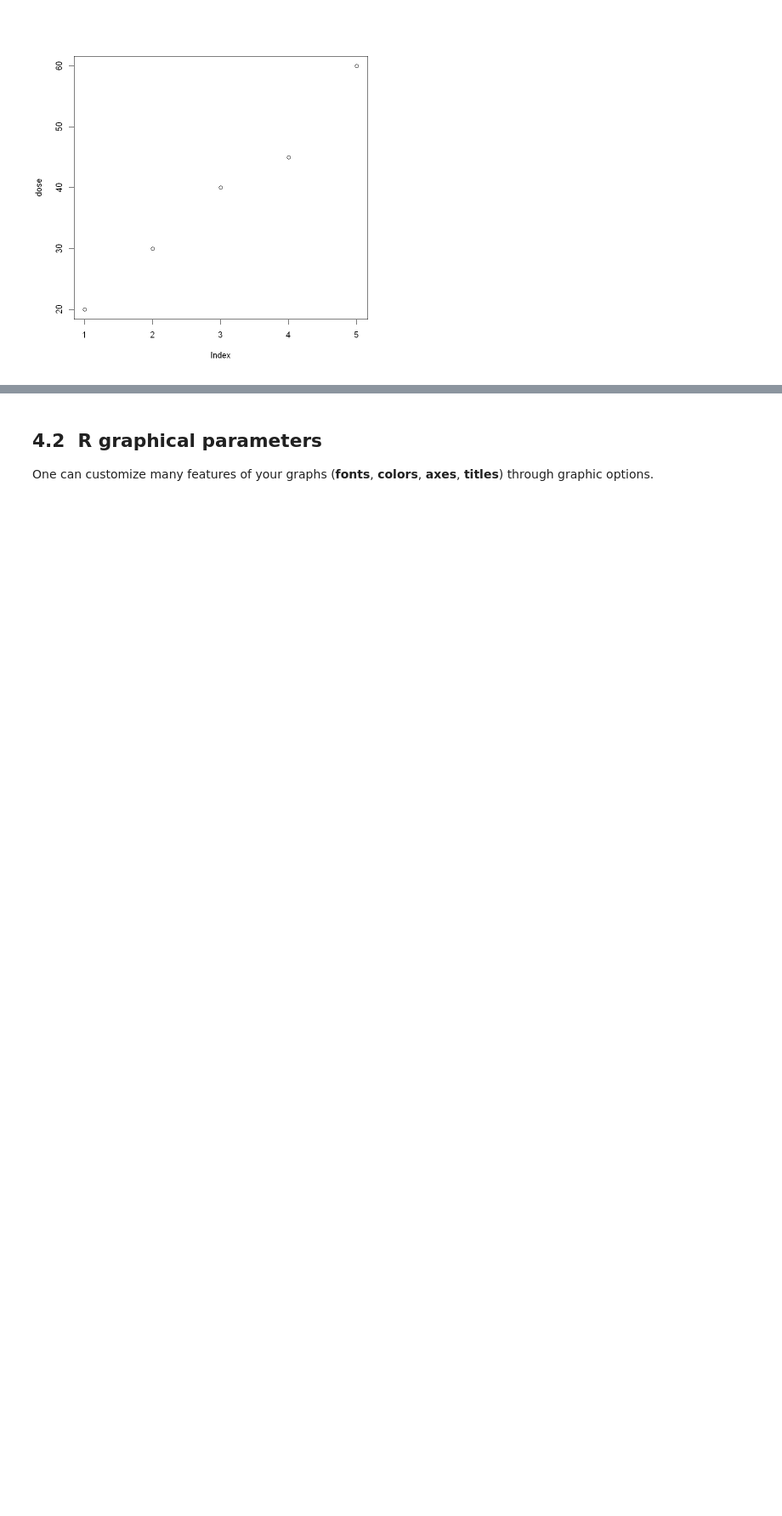
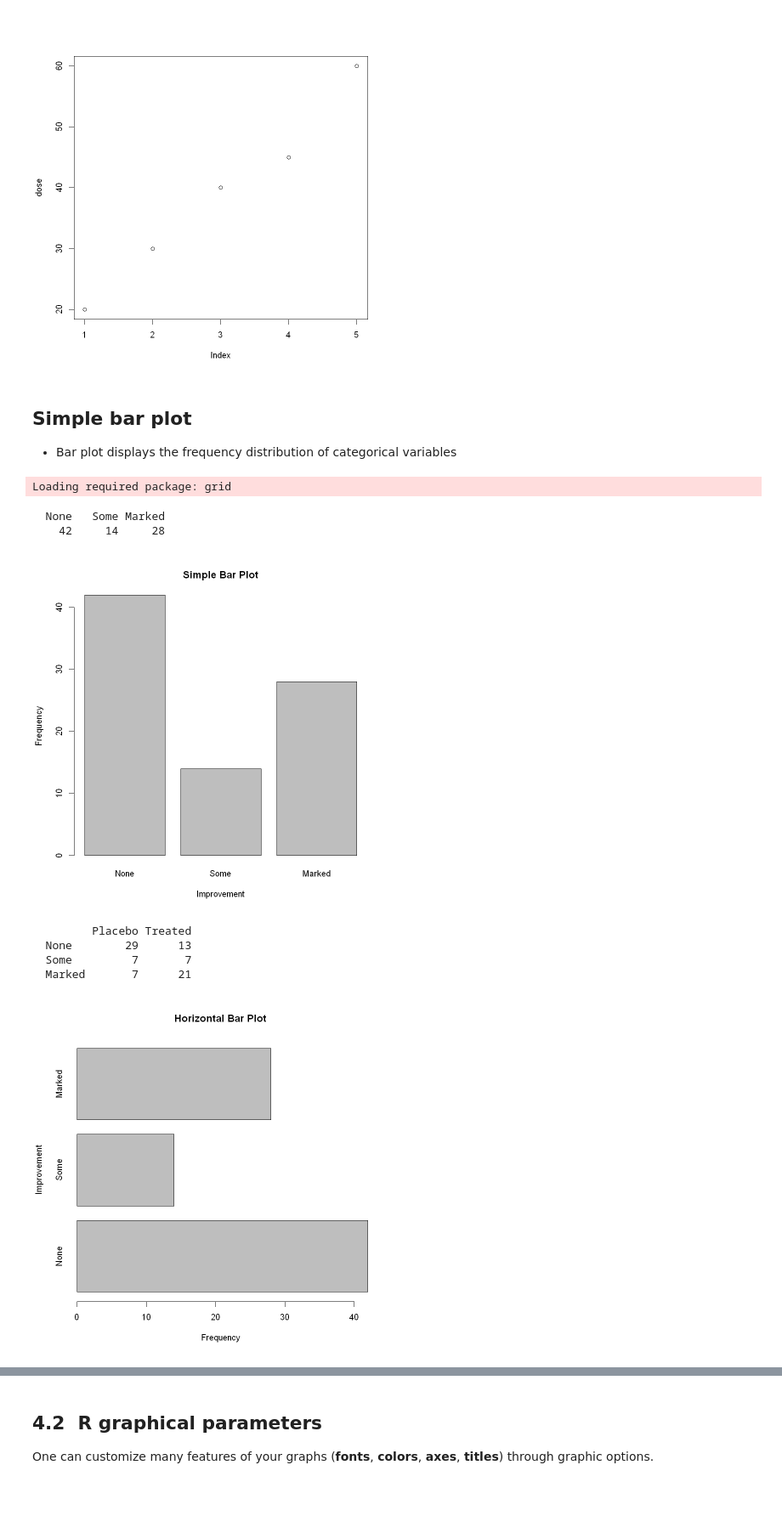
Before and after one commit to balsaedi/Courses, a Jupyter notebook: Introduction To R!/Workshop- Getting Started with R-Copy2.ipynb, the cells around one changed output, grey strips where cells are left out. Shown at 85% size. Drawn from its saved outputs; the diff is of its cells as text; code cells hidden in the pictures; blank space fills up the shorter version.

```diff
--- a/Introduction To R!/Workshop- Getting Started with R-Copy2.ipynb
+++ b/Introduction To R!/Workshop- Getting Started with R-Copy2.ipynb
@@ -955,3 +1065,38 @@ plot(dose)
 # %% [output]
 [figure]
 [figure]
+# %% [markdown]
+## Simple bar plot
+- Bar plot displays the frequency distribution of categorical variables
+# %%
+# Load vcd package
+library(vcd)
+
+# Get cell counts for improved variable
+counts <- table(Arthritis$Improved)
+counts
+# %% [output]
+Loading required package: grid
+  None   Some Marked
+    42     14     28
+# %%
+
+# simple bar plot
+barplot(counts, main = "Simple Bar Plot", xlab = "Improvement",
+    ylab = "Frequency")
+
+# horizontal bar plot
+barplot(counts, main = "Horizontal Bar Plot", xlab = "Frequency",
+    ylab = "Improvement", horiz = TRUE)
+
+
+# get counts for Improved by Treatment table
+counts <- table(Arthritis$Improved, Arthritis$Treatment)
+counts
+# %% [output]
+[figure, added]
+         Placebo Treated
+  None        29      13
+  Some         7       7
+  Marked       7      21
+[figure, added]
```
Also changed, not shown: parts of 21 cells of this notebook.
